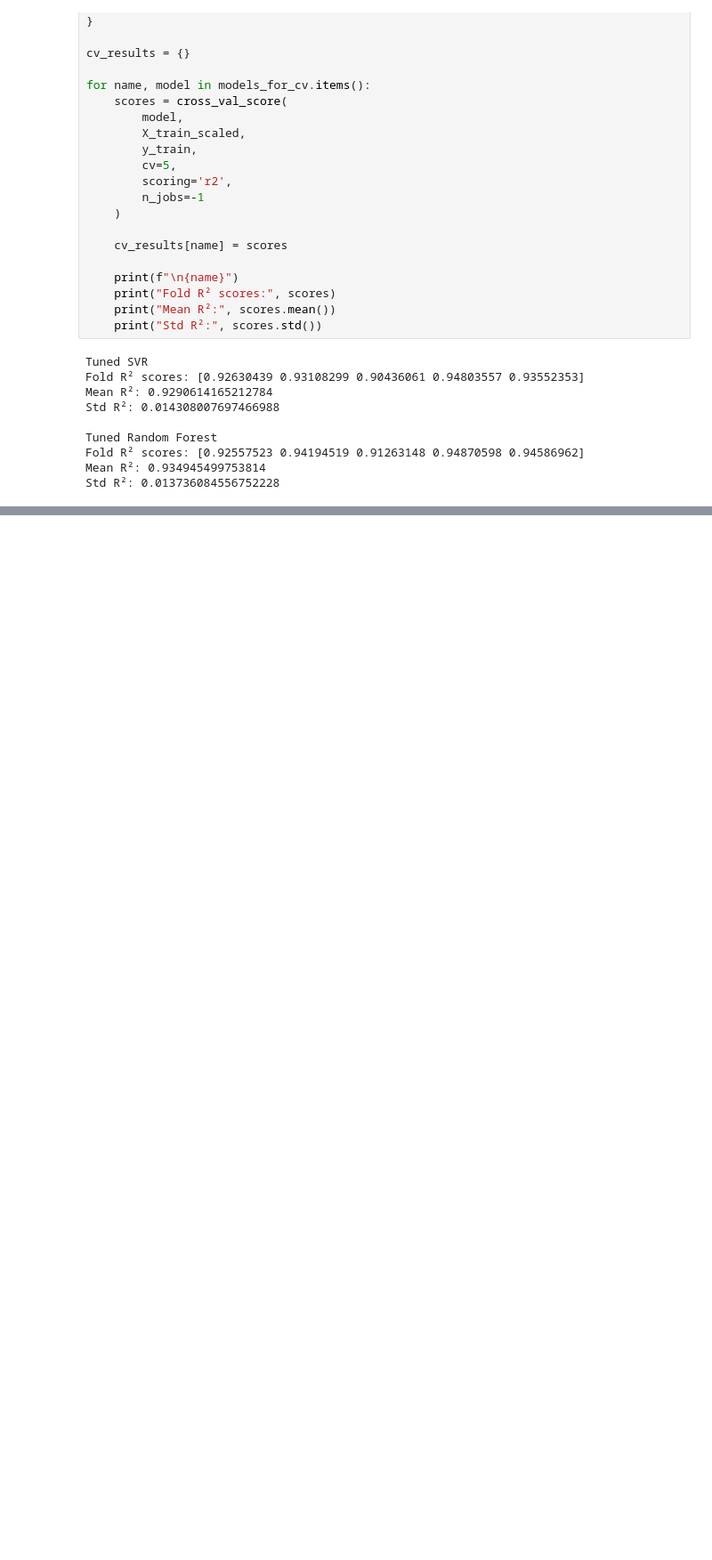
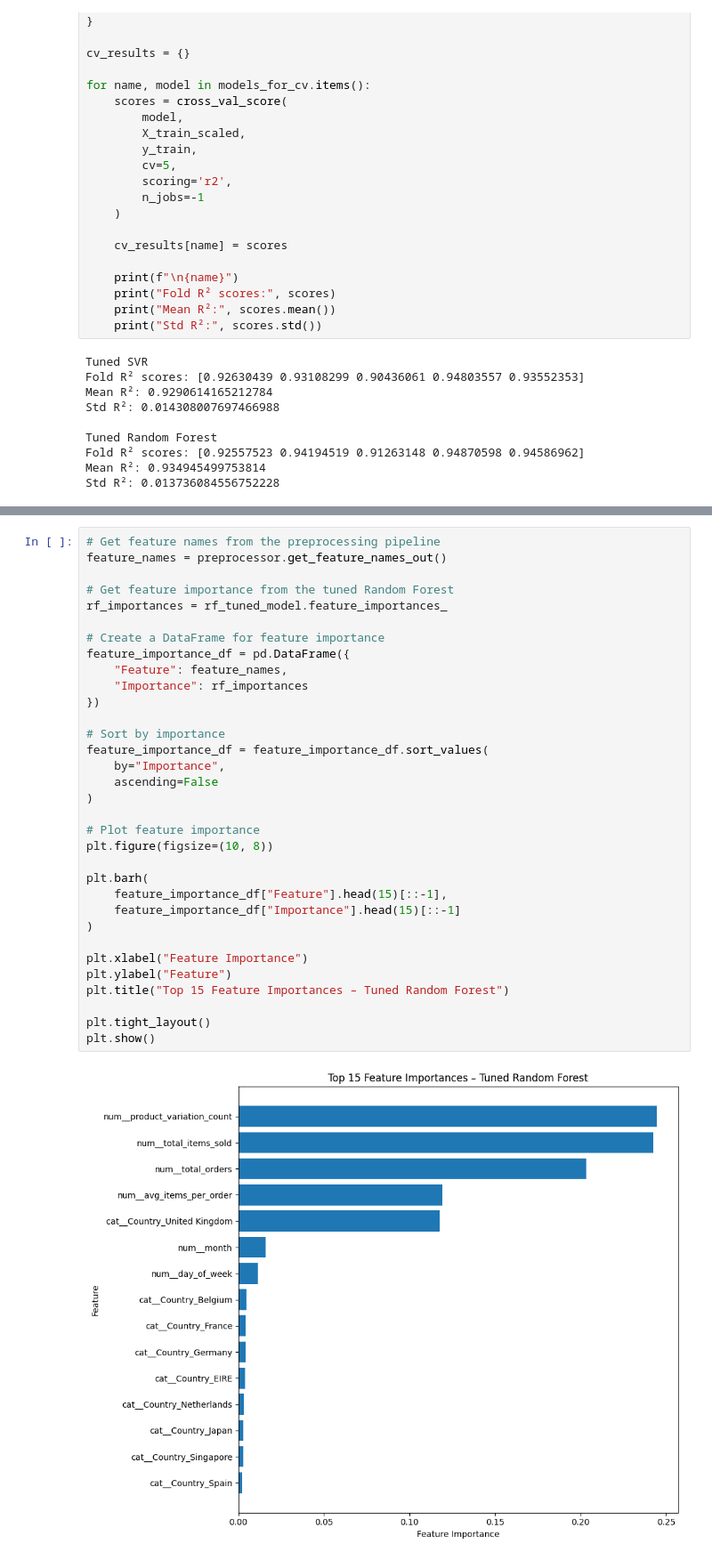
Before and after one commit to MR7star/ML-Capstone-Project, a Jupyter notebook: notebooks/regression.ipynb, the cells around one changed output, grey strips where cells are left out. Shown at 89% size. Drawn from its saved outputs; the diff is of its cells as text; blank space fills up the shorter version.

```diff
--- a/notebooks/regression.ipynb
+++ b/notebooks/regression.ipynb
@@ -1890,0 +1985,35 @@ Std R²: 0.013736084556752228
+# %%
+# Get feature names from the preprocessing pipeline
+feature_names = preprocessor.get_feature_names_out()
+
+# Get feature importance from the tuned Random Forest
+rf_importances = rf_tuned_model.feature_importances_
+
+# Create a DataFrame for feature importance
+feature_importance_df = pd.DataFrame({
+    "Feature": feature_names,
+    "Importance": rf_importances
+})
+
+# Sort by importance
+feature_importance_df = feature_importance_df.sort_values(
+    by="Importance",
+    ascending=False
+)
+
+# Plot feature importance
+plt.figure(figsize=(10, 8))
+
+plt.barh(
+    feature_importance_df["Feature"].head(15)[::-1],
+    feature_importance_df["Importance"].head(15)[::-1]
+)
+
+plt.xlabel("Feature Importance")
+plt.ylabel("Feature")
+plt.title("Top 15 Feature Importances – Tuned Random Forest")
+
+plt.tight_layout()
+plt.show()
+# %% [output]
+[figure, added]
```
Also changed, not shown: parts of 5 cells of this notebook.
